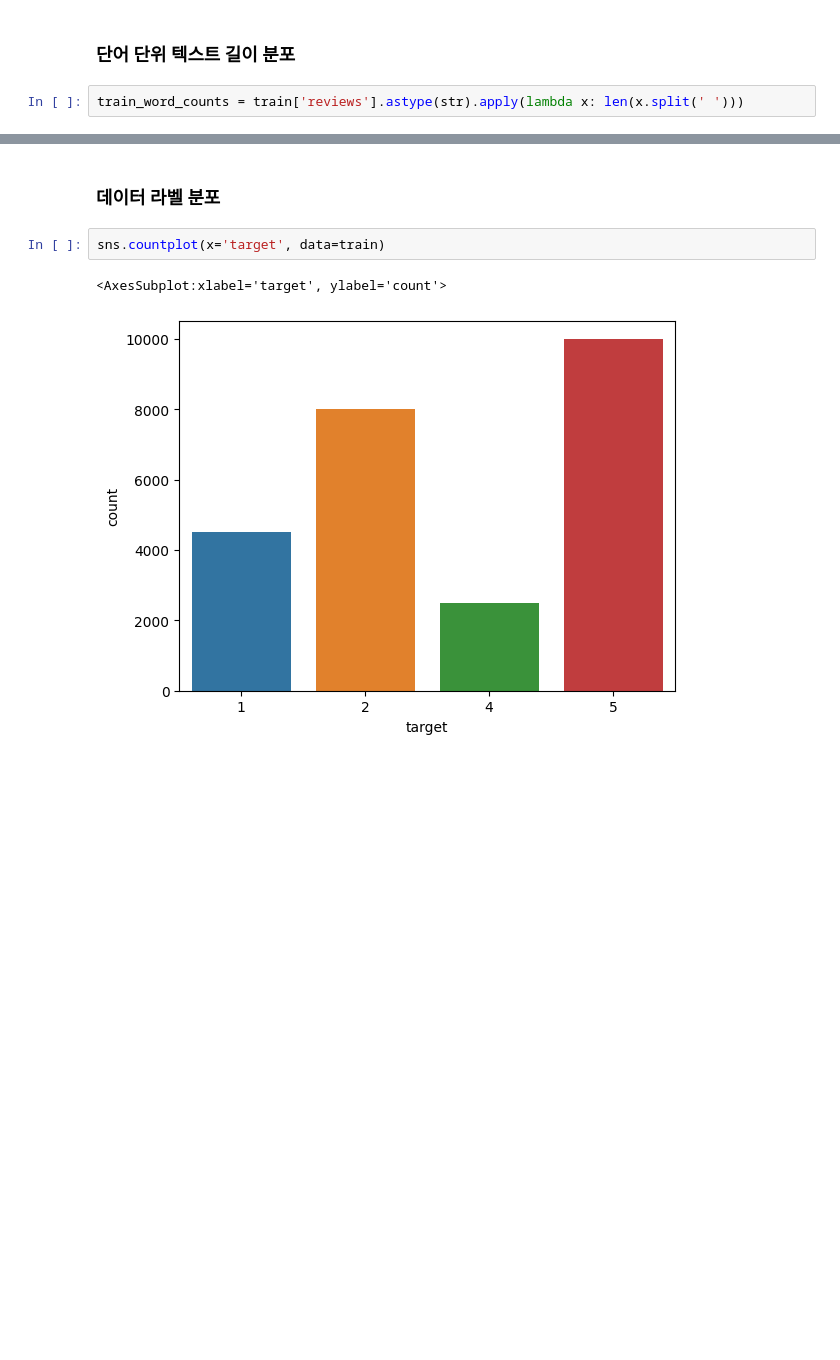
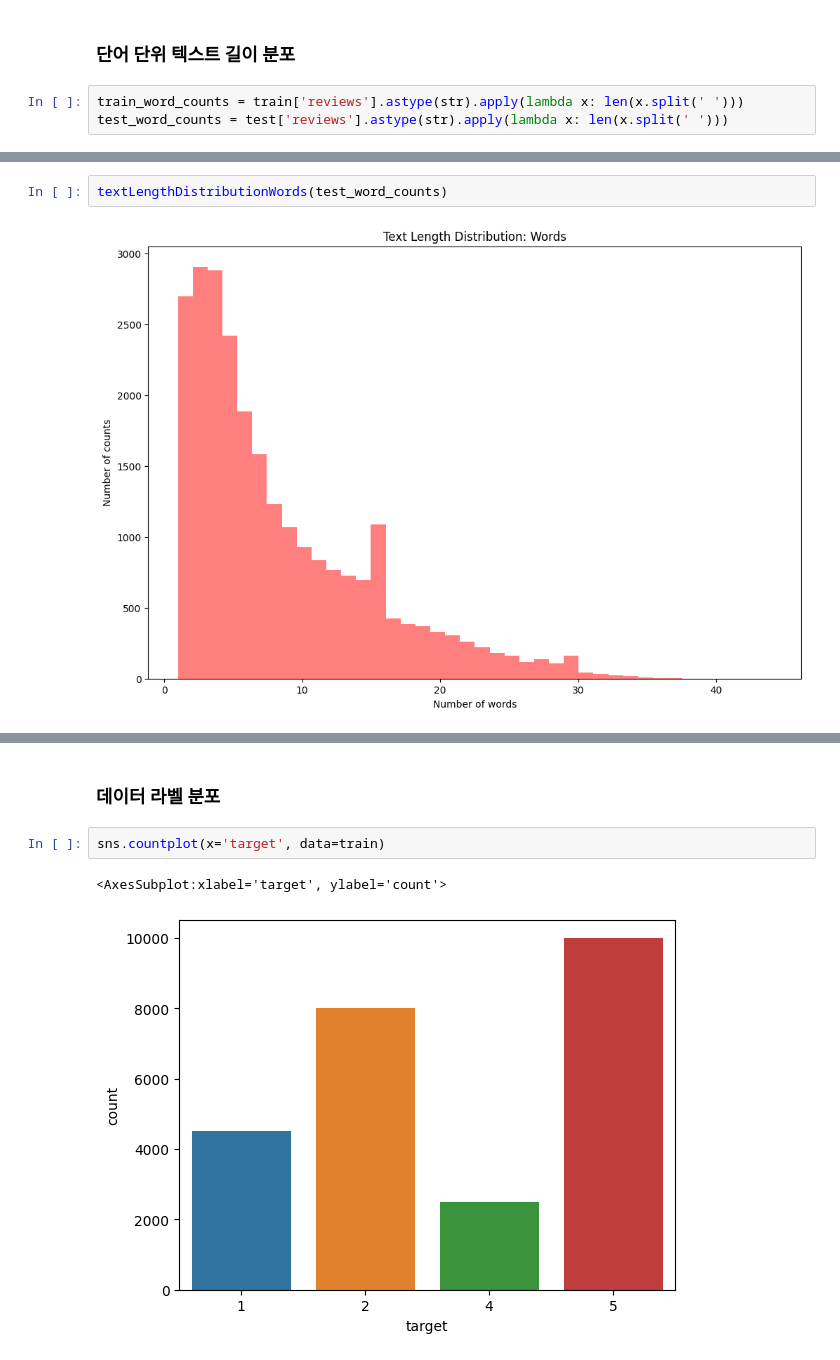
Before and after one commit to SPAI-Lab/GenerativeAI_Study, a Jupyter notebook: week7/쇼핑몰리뷰평점예측.ipynb, the cells around one changed output, grey strips where cells are left out. Drawn from its saved outputs; the diff is of its cells as text; blank space fills up the shorter version.

```diff
--- a/week7/쇼핑몰리뷰평점예측.ipynb
+++ b/week7/쇼핑몰리뷰평점예측.ipynb
@@ -105,4 +100,5 @@ Name: reviews, dtype: float64
 ### 단어 단위 텍스트 길이 분포
 # %%
 train_word_counts = train['reviews'].astype(str).apply(lambda x: len(x.split(' ')))
+test_word_counts = test['reviews'].astype(str).apply(lambda x: len(x.split(' ')))
 # %%
@@ -116,0 +115,4 @@ Text(0, 0.5, 'Number of counts')
+# %%
+textLengthDistributionWords(test_word_counts)
+# %% [output]
+[figure, added]
```
Also changed, not shown: parts of 43 cells of this notebook, 4 other files.
